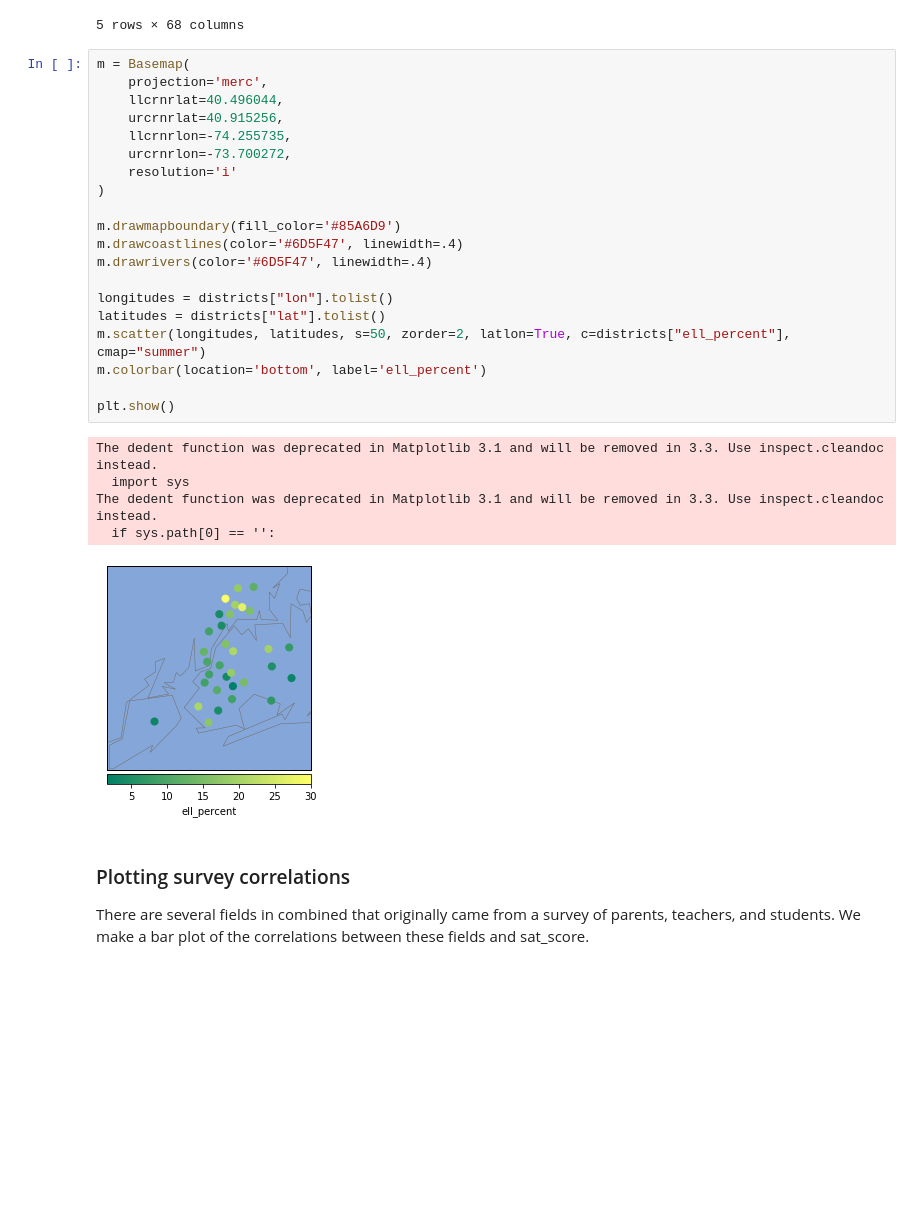
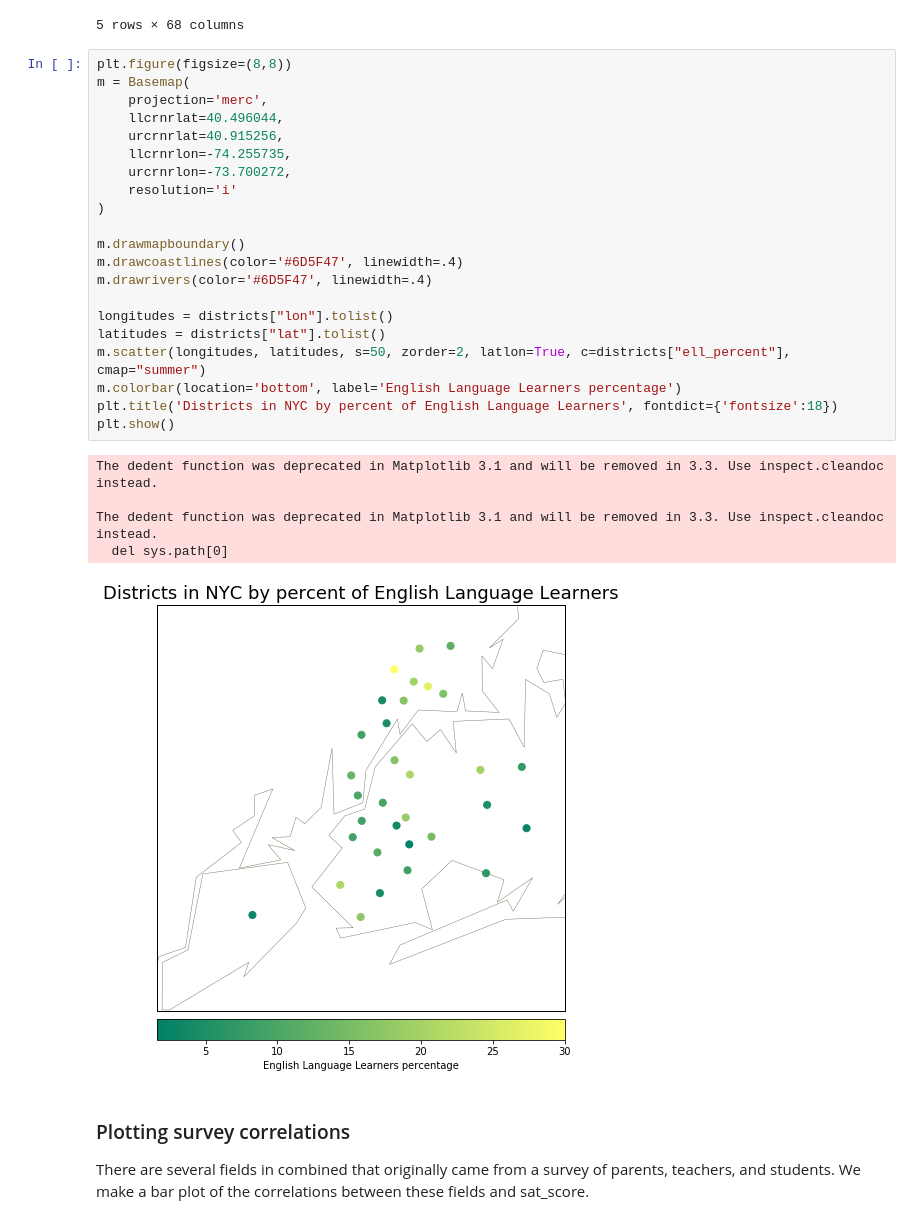
Before and after one commit to bhvya1505/Analyzing-NYC-High-School-Data, a Jupyter notebook: Basics.ipynb, the cells around one changed output. Cells and saved outputs as stored; diff of their text form; blank space fills up the shorter version.

```diff
--- a/Basics.ipynb
+++ b/Basics.ipynb
@@ -576,31 +586,32 @@ districts.head()
 | 4 | 05 | 427.159915 | 438.236674 | 419.666098 | 1285.062687 | ... |
 5 rows × 68 columns
 # %%
+plt.figure(figsize=(8,8))
 m = Basemap(
     projection='merc',
     llcrnrlat=40.496044,
     urcrnrlat=40.915256,
     llcrnrlon=-74.255735,
     urcrnrlon=-73.700272,
     resolution='i'
 )
 
-m.drawmapboundary(fill_color='#85A6D9')
+m.drawmapboundary()
 m.drawcoastlines(color='#6D5F47', linewidth=.4)
 m.drawrivers(color='#6D5F47', linewidth=.4)
 
 longitudes = districts["lon"].tolist()
 latitudes = districts["lat"].tolist()
 m.scatter(longitudes, latitudes, s=50, zorder=2, latlon=True, c=districts["ell_percent"], cmap="summer")
-m.colorbar(location='bottom', label='ell_percent')
-
+m.colorbar(location='bottom', label='English Language Learners percentage')
+plt.title('Districts in NYC by percent of English Language Learners', fontdict={'fontsize':18})
 plt.show()
 # %% [output]
 The dedent function was deprecated in Matplotlib 3.1 and will be removed in 3.3. Use inspect.cleandoc instead.
-  import sys
+
 The dedent function was deprecated in Matplotlib 3.1 and will be removed in 3.3. Use inspect.cleandoc instead.
-  if sys.path[0] == '':
+  del sys.path[0]
-[figure, old version]
+[figure, new version]
 # %% [markdown]
 ### Plotting survey correlations
 There are several fields in combined that originally came from a survey of parents, teachers, and students. We make a bar plot of the correlations between these fields and sat_score.
```
Also changed, not shown: parts of 22 cells of this notebook.
